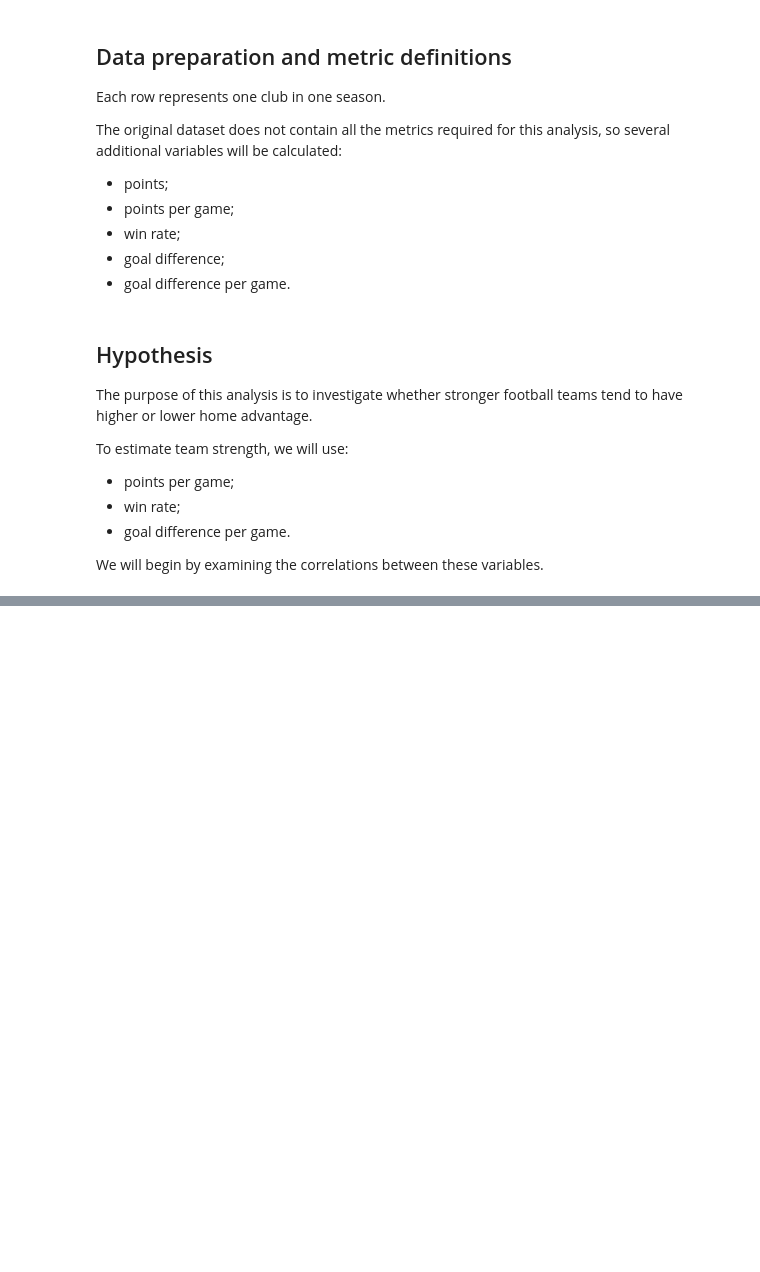
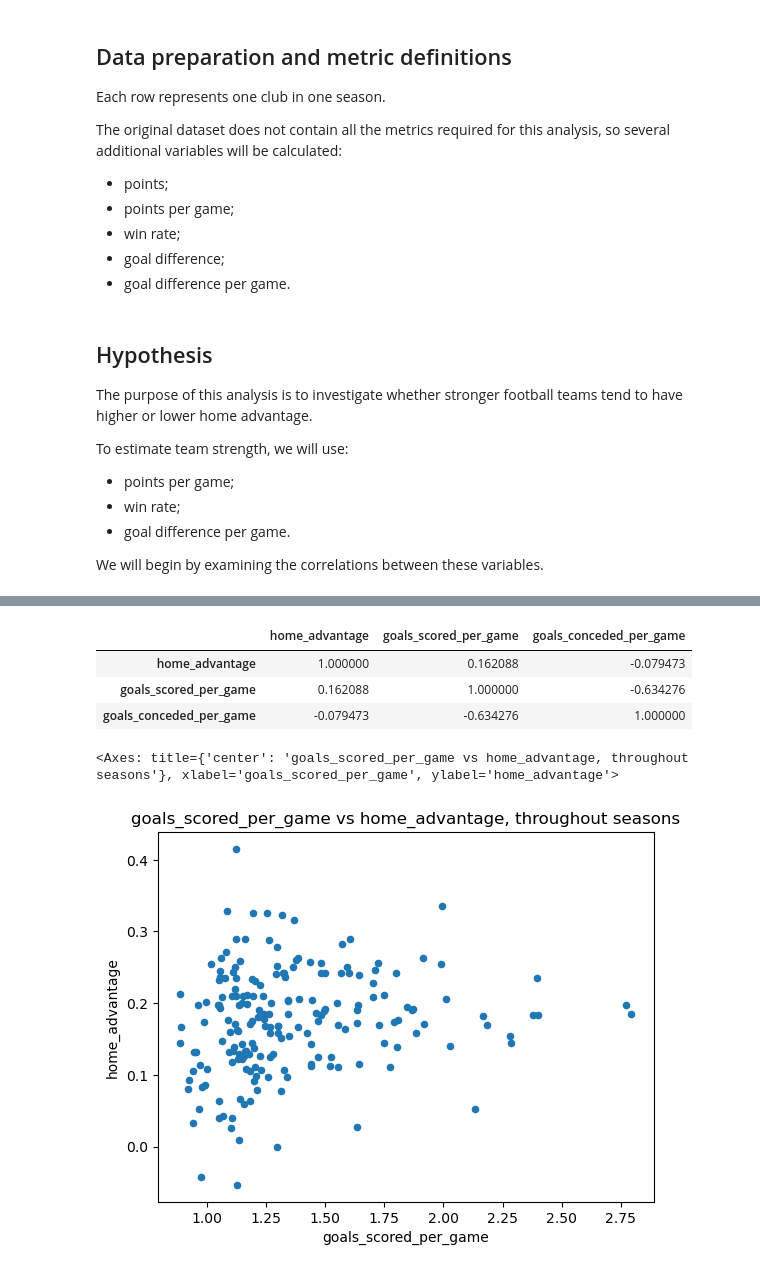
Before and after one commit to pigeononcrack/football-data-analysis, a Jupyter notebook: EDA_team_strength.ipynb, the cells around one changed output, grey strips where cells are left out. Drawn from its saved outputs; the diff is of its cells as text; code cells hidden in the pictures; blank space fills up the shorter version.

```diff
--- a/EDA_team_strength.ipynb
+++ b/EDA_team_strength.ipynb
@@ -106,0 +189,18 @@ Filtering clubs with fewer than four seasons had only a negligible effect on the
+# %%
+club_goal_analysis = analysis_df[
+    [
+        "Club",
+        "home_advantage",
+        "goals_scored_per_game",
+        "goals_conceded_per_game"
+    ]
+]
+# %%
+club_goal_analysis = (
+    club_goal_analysis
+    .groupby("Club")
+    .mean()
+    .reset_index()
+)
+# %%
+club_goal_analysis_filtered = club_goal_analysis[club_goal_analysis["Club"].isin(four_seasons.index)]
@@ -106,0 +216,12 @@ Filtering clubs with fewer than four seasons had only a negligible effect on the
+# %%
+club_goal_analysis_filtered.corr(numeric_only=True)
+# %% [output]
+|  | home_advantage | goals_scored_per_game | goals_conceded_per_game |
+| home_advantage | 1.000000 | 0.162088 | -0.079473 |
+| goals_scored_per_game | 0.162088 | 1.000000 | -0.634276 |
+| goals_conceded_per_game | -0.079473 | -0.634276 | 1.000000 |
+# %%
+club_goal_analysis_filtered.plot.scatter(x = 'goals_scored_per_game', y = 'home_advantage', title='goals_scored_per_game vs home_advantage, throughout seasons')
+# %% [output]
+<Axes: title={'center': 'goals_scored_per_game vs home_advantage, throughout seasons'}, xlabel='goals_scored_per_game', ylabel='home_advantage'>
+[figure, added]
```
Also changed, not shown: parts of 29 cells of this notebook.
